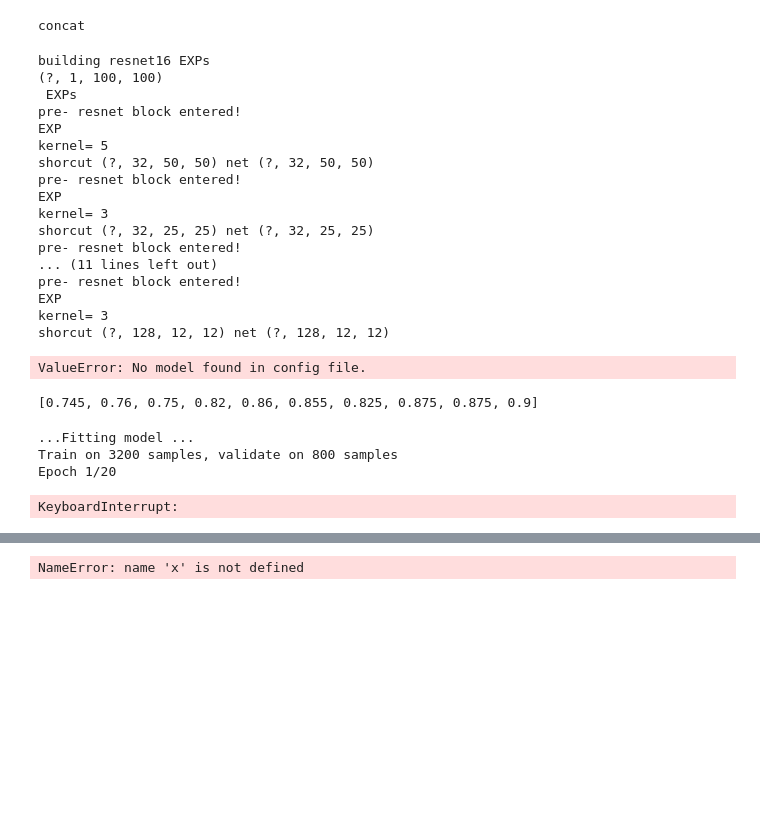
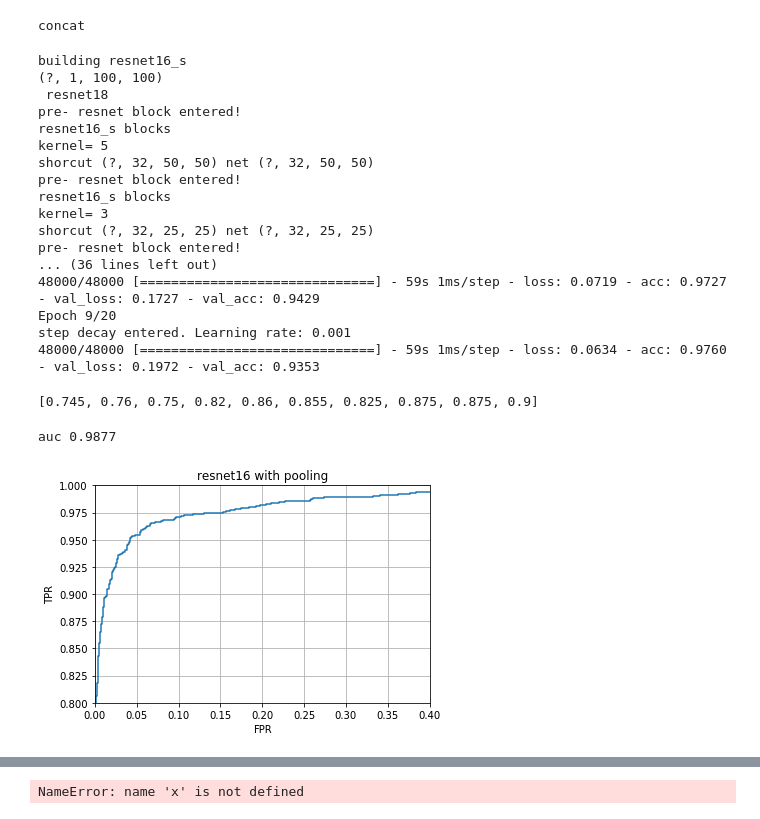
Before and after one commit to roberttoyonaga/HSTLens, a Jupyter notebook: HST_Lens_training_script_batchjob2.ipynb, the cells around one changed output, grey strips where cells are left out. Drawn from its saved outputs; the diff is of its cells as text; code cells hidden in the pictures; blank space fills up the shorter version.

```diff
--- a/HST_Lens_training_script_batchjob2.ipynb
+++ b/HST_Lens_training_script_batchjob2.ipynb
@@ -231,35 +217,34 @@ concat
 # %%
 import tensorflow
 import keras
-from HSTLens_resnet16_expsr import deeplens_classifier
+from HSTLens_resnet18 import deeplens_classifier
 
-my_model = deeplens_classifier(n_epochs=20)
+my_model = deeplens_classifier(n_epochs=20, batch_size=128)
 my_model._build()
 
-# my_model._fit(x_combined_shuf,y_combined_shuf)
+my_model._fit(x_combined_shuf,y_combined_shuf)
 
 #my_model.model.save("real_lenses_weights") # issue with json serializing
-# my_model.model.save_weights("combined_nonsubtracted_weights_resnet16_s_h2_60000")
-my_model._load("combined_nonsubtracted_weights_resnet16_h2_60000")
+my_model.model.save_weights("combined_nonsubtracted_weights_resnet17_h2_60000")
+# my_model.model.load_weights("weights/combined_nonsubtracted_weights_resnet17_h2_60000")
 # %% [output]
-building resnet16 EXPs
+building resnet16_s
 (?, 1, 100, 100)
- EXPs
+ resnet18
 pre- resnet block entered!
-EXP
+resnet16_s blocks
 kernel= 5
 shorcut (?, 32, 50, 50) net (?, 32, 50, 50)
 pre- resnet block entered!
-EXP
+resnet16_s blocks
 kernel= 3
 shorcut (?, 32, 25, 25) net (?, 32, 25, 25)
 pre- resnet block entered!
-... (11 lines left out)
-pre- resnet block entered!
-EXP
-kernel= 3
-shorcut (?, 128, 12, 12) net (?, 128, 12, 12)
+... (36 lines left out)
+48000/48000 [==============================] - 59s 1ms/step - loss: 0.0719 - acc: 0.9727 - val_loss: 0.1727 - val_acc: 0.9429
+Epoch 9/20
+step decay entered. Learning rate: 0.001
+48000/48000 [==============================] - 59s 1ms/step - loss: 0.0634 - acc: 0.9760 - val_loss: 0.1972 - val_acc: 0.9353
-ValueError: No model found in config file.
 # %%
 (my_model.batch_history.epoch_losses)
 # %% [output]
@@ -267,23 +252,21 @@ ValueError: No model found in config file.
 # %%
 import matplotlib.pyplot as plt
 import sklearn.metrics as metrics
 # x_combined_roc = np.concatenate((ims_shuf[10000:], ims_real_test))
 # y_combined_roc = np.concatenate((y_shuf[10000:], y_real_test))
 fpr, tpr, t=my_model.eval_ROC(x_combined_test,y_combined_test)
 print("auc "+str( metrics.auc(fpr, tpr)))
 
 plt.title('resnet16 with pooling')
 plt.plot(fpr,tpr)
 plt.xlabel('FPR');
 plt.ylabel('TPR')
 plt.xlim(0,0.4);
-plt.ylim(0,1)
+plt.ylim(0.8,1)
 plt.grid('on')
 # %% [output]
-...Fitting model ...
-Train on 3200 samples, validate on 800 samples
-Epoch 1/20
+auc 0.9877
-KeyboardInterrupt:
+[figure, added]
 # %%
 #my_model.model.history is a callback obj my_model.model.history is a dict
 train_loss = my_model.model.history.history['loss']
```
Also changed, not shown: parts of 7 cells of this notebook, 21 other files.
